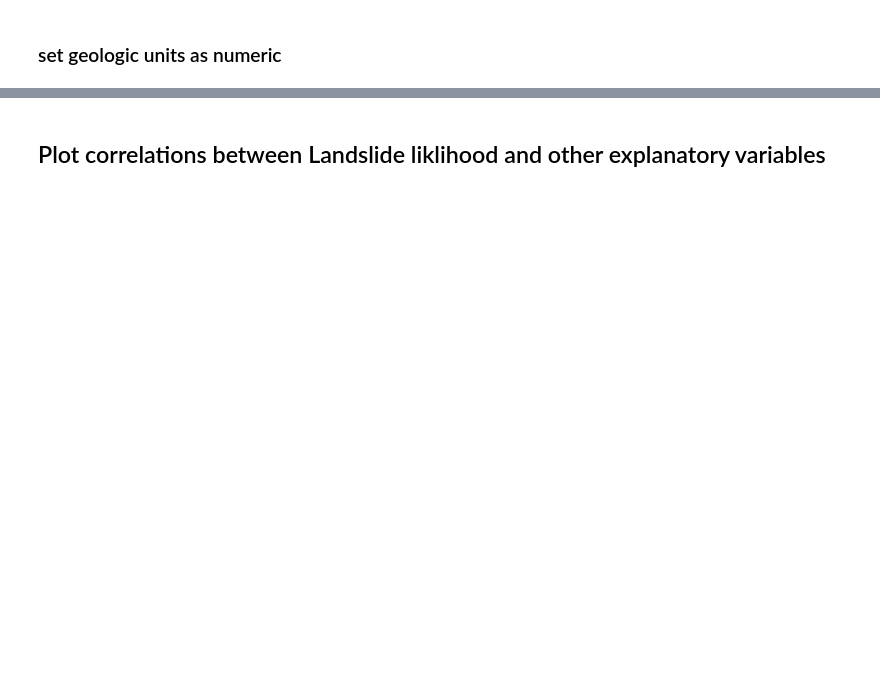
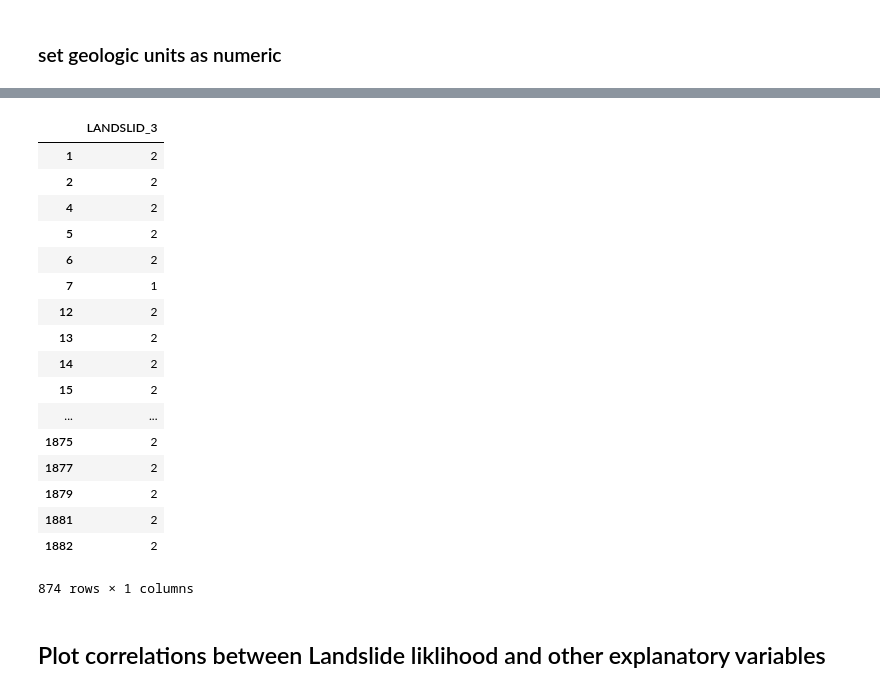
Before and after one commit to erichseamon/stat504-python, a Jupyter notebook: stat504-project/landslides-project-proposal.ipynb, the cells around one changed output, grey strips where cells are left out. Cells and saved outputs as stored; diff of their text form; code cells hidden in the pictures; blank space fills up the shorter version.

```diff
--- a/stat504-project/landslides-project-proposal.ipynb
+++ b/stat504-project/landslides-project-proposal.ipynb
@@ -267,3 +324,26 @@ print walandslides.LANDSLID_3.unique()
+# %%
+#print walandslides.LANDSLID_3.unique()
+#xT = walandslides[walandslides['LANDSLID_3'] == 2]
+y
+# %% [output]
+|  | LANDSLID_3 |
+| 1 | 2 |
+| 2 | 2 |
+| 4 | 2 |
+| 5 | 2 |
+| 6 | 2 |
+| 7 | 1 |
+| 12 | 2 |
+| 13 | 2 |
+| 14 | 2 |
+| 15 | 2 |
+| ... | ... |
+| 1875 | 2 |
+| 1877 | 2 |
+| 1879 | 2 |
+| 1881 | 2 |
+| 1882 | 2 |
+874 rows × 1 columns
 # %% [markdown]
 ## Plot correlations between Landslide liklihood and other explanatory variables
 # %%
```
Also changed, not shown: parts of 33 cells of this notebook.
